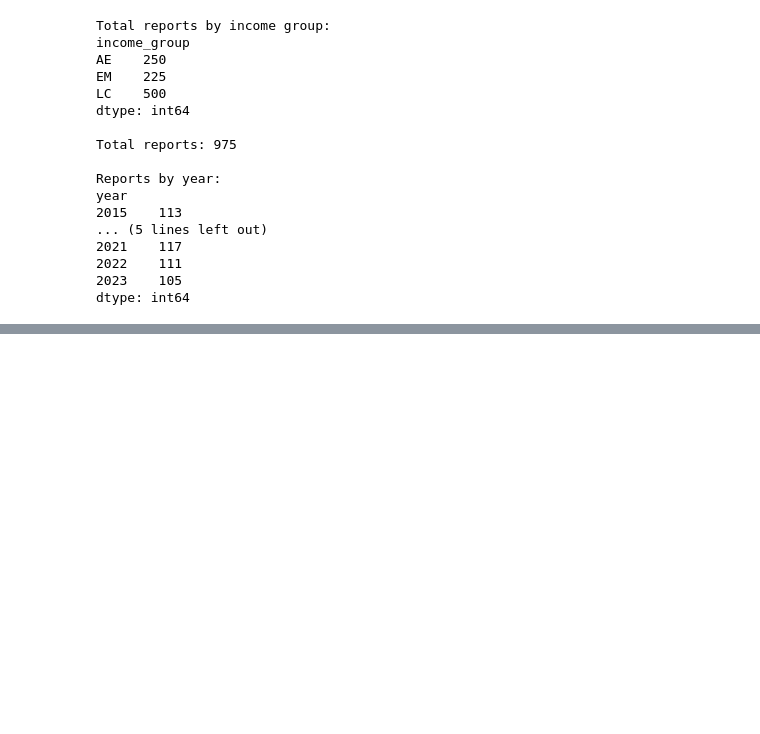
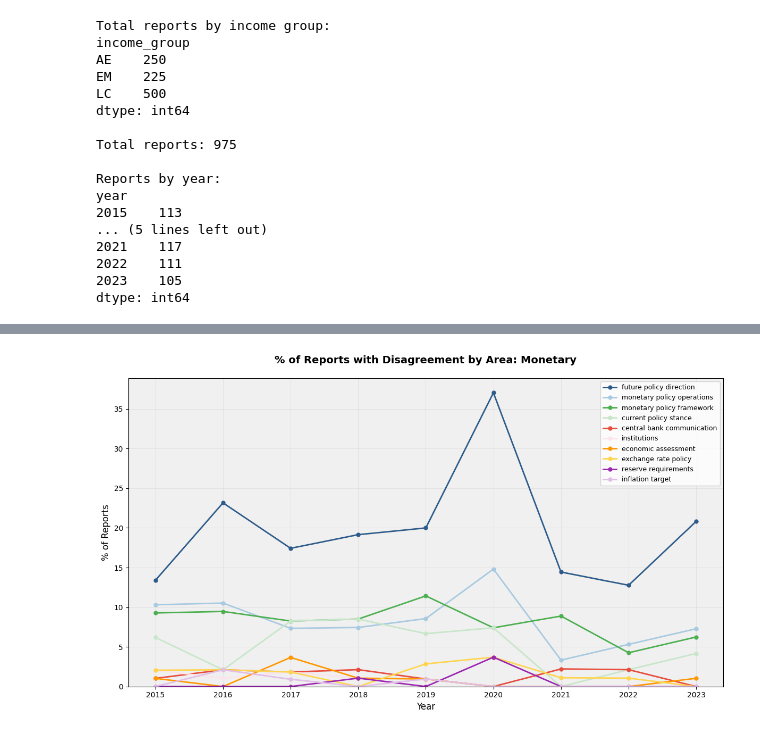
Before and after one commit to johnsonice/Fund_ISR, a Jupyter notebook: src/Traction/post_estimate_analysis/data_vis.ipynb, the cells around one changed output, grey strips where cells are left out. Saved outputs shown, nothing was run; the diff lists cells and outputs as text; code cells hidden in the pictures; blank space fills up the shorter version.

```diff
--- a/src/Traction/post_estimate_analysis/data_vis.ipynb
+++ b/src/Traction/post_estimate_analysis/data_vis.ipynb
@@ -111,0 +371,43 @@ dtype: int64
+# %%
+# Create multi-line plot for disagreement areas
+fig, ax = plt.subplots(figsize=(12, 7))
+
+# Define colors for each category (matching the chart style)
+area_colors = {
+    'future policy direction': '#2E5C8A',        # Dark blue
+    'monetary policy operations': '#A8CAE1',     # Light blue
+    'monetary policy framework': '#4CAF50',      # Green
+    'current policy stance': '#C8E6C9',          # Light green
+    'central bank communication': '#E74C3C',     # Red
+    'institutions': '#FCE4EC',                   # Light pink
+    'economic assessment': '#FF9800',            # Orange
+    'exchange rate policy': '#FFD54F',           # Light orange/yellow
+    'reserve requirements': '#9C27B0',           # Purple
+    'inflation target': '#E1BEE7'                # Light purple
+}
+
+# Plot each category line
+years_plot = disagree_pct.index
+for category in all_categories:
+    ax.plot(years_plot, disagree_pct[category],
+            marker='o', linewidth=2, markersize=5,
+            label=category, color=area_colors.get(category, '#333333'))
+
+# Formatting
+ax.set_xlabel('Year', fontsize=12)
+ax.set_ylabel('% of Reports', fontsize=12)
+ax.set_title('% of Reports with Disagreement by Area: Monetary',
+             fontsize=14, fontweight='bold', pad=20)
+ax.legend(loc='upper right', fontsize=9, frameon=True, ncol=1)
+ax.set_xticks(years_plot)
+ax.set_xticklabels(years_plot, rotation=0)
+# Set y-axis to start from 0 and auto-adjust the maximum
+ax.set_ylim(bottom=0)
+ax.grid(True, alpha=0.3, linestyle='-', linewidth=0.5)
+ax.set_axisbelow(True)
+ax.set_facecolor('#F0F0F0')
+
+plt.tight_layout()
+plt.show()
+# %% [output]
+[figure, added]
```
Also changed, not shown: parts of 5 cells of this notebook, 3 other files.
